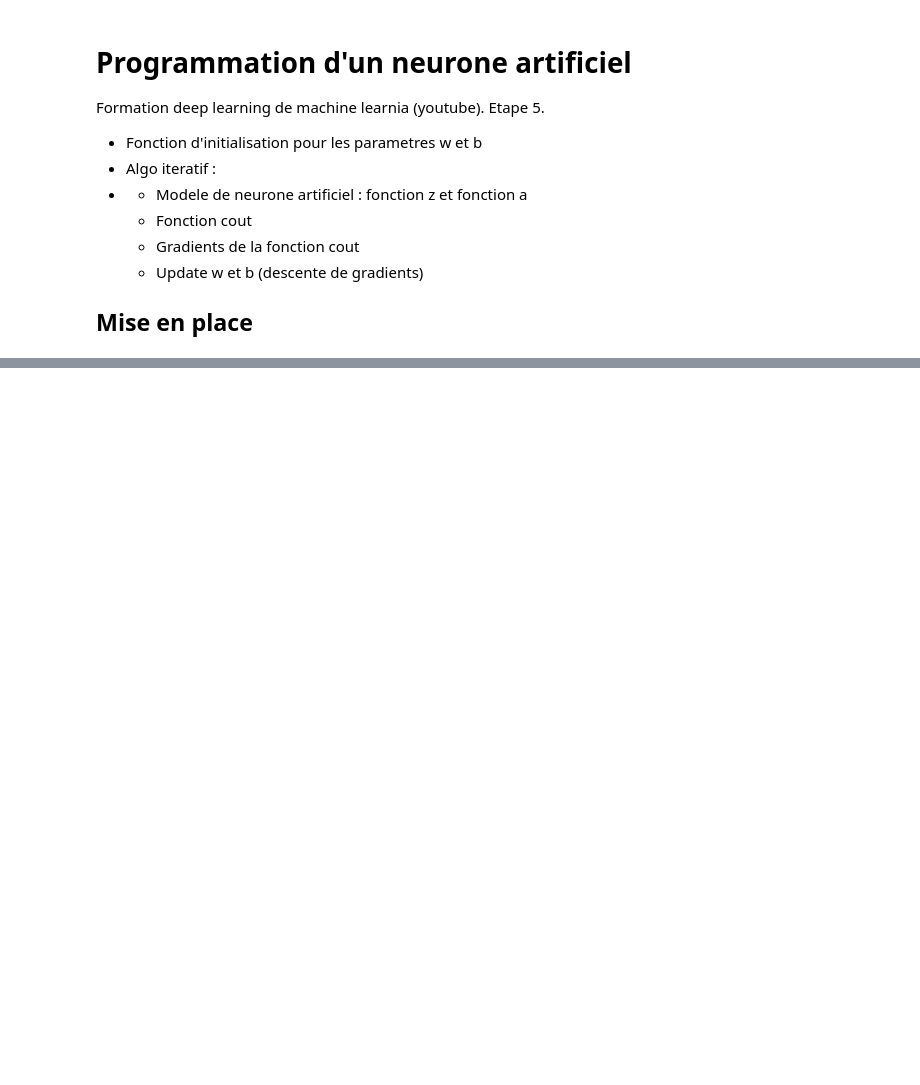
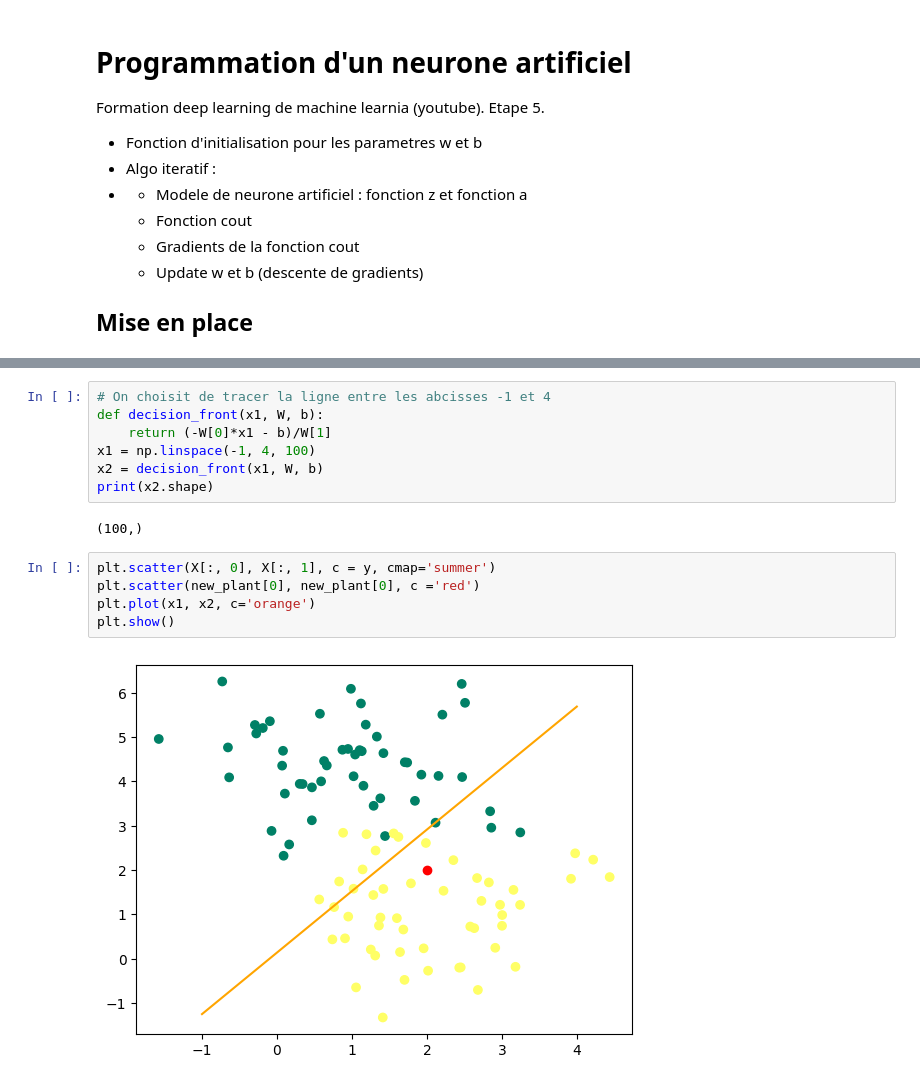
Before and after one commit to csdevignes/MachineLearniaCourse, a Jupyter notebook: Etape5_Perceptron.ipynb, the cells around one changed output, grey strips where cells are left out. Saved outputs shown, nothing was run; the diff lists cells and outputs as text; blank space fills up the shorter version.

```diff
--- a/Etape5_Perceptron.ipynb
+++ b/Etape5_Perceptron.ipynb
@@ -82,0 +177,16 @@ print(b)
+# %%
+# On choisit de tracer la ligne entre les abcisses -1 et 4
+def decision_front(x1, W, b):
+    return (-W[0]*x1 - b)/W[1]
+x1 = np.linspace(-1, 4, 100)
+x2 = decision_front(x1, W, b)
+print(x2.shape)
+# %% [output]
+(100,)
+# %%
+plt.scatter(X[:, 0], X[:, 1], c = y, cmap='summer')
+plt.scatter(new_plant[0], new_plant[0], c ='red')
+plt.plot(x1, x2, c='orange')
+plt.show()
+# %% [output]
+[figure, added]
```
Also changed, not shown: parts of 37 cells of this notebook, 4 other files.
